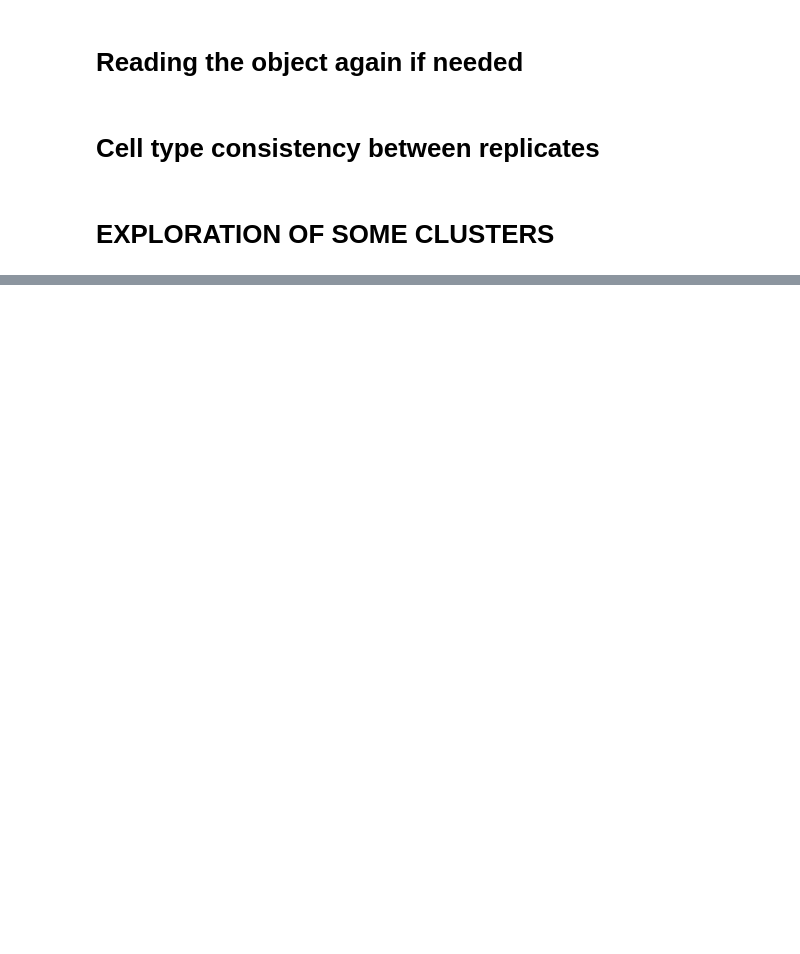
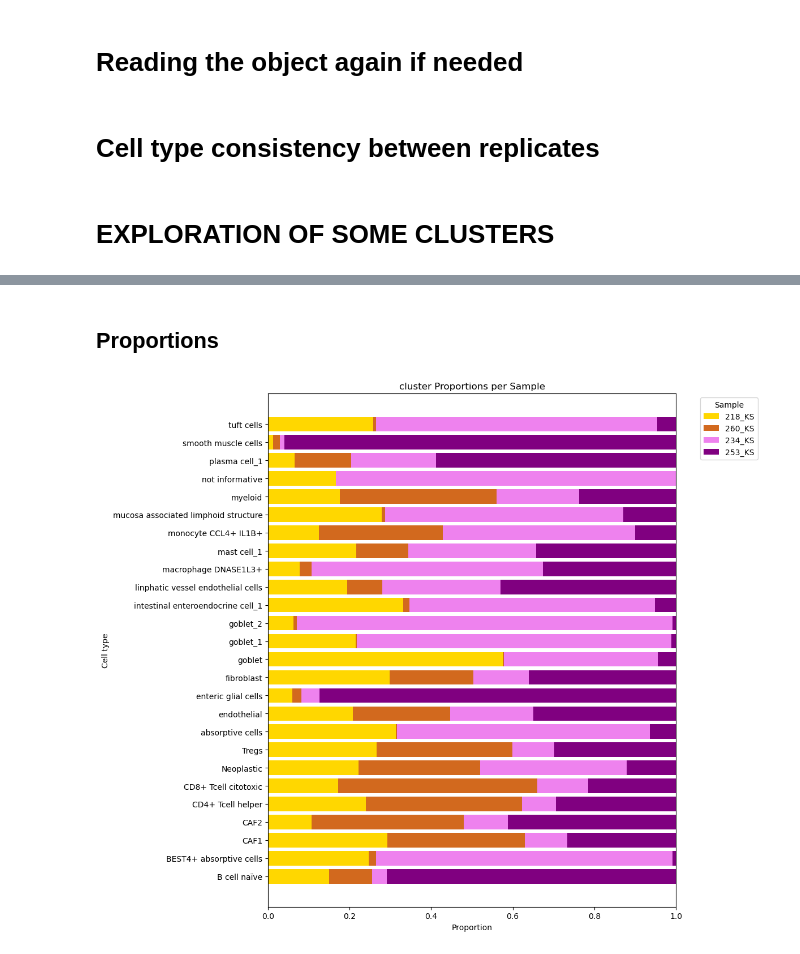
Before and after one commit to Moldia/CRC_Shedding_Xenium, a Jupyter notebook: 1_Celltype_identification_CRC_manuscript.ipynb, the cells around one changed output, grey strips where cells are left out. Drawn from its saved outputs; the diff is of its cells as text; code cells hidden in the pictures; blank space fills up the shorter version.

```diff
--- a/1_Celltype_identification_CRC_manuscript.ipynb
+++ b/1_Celltype_identification_CRC_manuscript.ipynb
@@ -447,11 +463,0 @@ plt.grid('off')
-# %%
-adata.obsm['spatial']=np.array(adata.obs.loc[:,['X','Y']])
-# %%
-anndata_list = []
-for sample in adata.obs['sample'].unique():
-    print(sample)
-    adata_copy_int = adata[adata.obs['sample']==sample]
-    sq.gr.spatial_neighbors(adata_copy_int,radius=124,coord_type = 'generic')
-    anndata_list.append(adata_copy_int)
-ad_sp_concat = sc.concat(anndata_list, pairwise=True)
-ad_sp_concat.uns=adata.uns
@@ -535,2 +463,0 @@ for rep in adata_neo.obs['sample'].unique():
-# %%
-adata=sc.read('/media/external/testserver/maria_e/CRC/CRC/xenium_processing/combined_adata/combined_clustering_obsm.h5ad')
@@ -571,0 +464,42 @@ transcript_counts_df
+# %% [markdown]
+## Proportions
+# %%
+import pandas as pd
+import matplotlib.pyplot as plt
+
+# 1. Tabulate and normalize
+counts = pd.crosstab(adata.obs['Cell_types'], adata.obs['sample'])
+proportions = counts.div(counts.sum(axis=1), axis=0)
+
+# 2. Define color for each sample (matching visual logic)
+sample_colors = {
+    '218_KS': 'gold',
+    '260_KS': 'chocolate',
+    '234_KS': 'violet',
+    '253_KS': 'purple'
+}
+
+# 3. Create the stacked horizontal barplot
+fig, ax = plt.subplots(figsize=(12, 10))
+bottom = pd.Series([0] * proportions.shape[0], index=proportions.index)
+
+for sample in proportions.columns:
+    ax.barh(
+        y=proportions.index,
+        width=proportions[sample],
+        left=bottom,
+        color=sample_colors[sample],
+        label=sample
+    )
+    bottom += proportions[sample]
+
+# 4. Formatting
+ax.set_xlabel('Proportion')
+ax.set_ylabel('Cell type')
+ax.set_title('cluster Proportions per Sample')
+ax.legend(title='Sample', bbox_to_anchor=(1.05, 1), loc='upper left')
+plt.tight_layout()
+plt.savefig("/home/maresc/bamse_mn_moldia/maria_e/CRC/FINAL_cluster_proportions_per_sample.pdf", dpi=300)
+plt.show()
+# %% [output]
+[figure, added]
```
Also changed, not shown: parts of 44 cells of this notebook, 5 other files.
